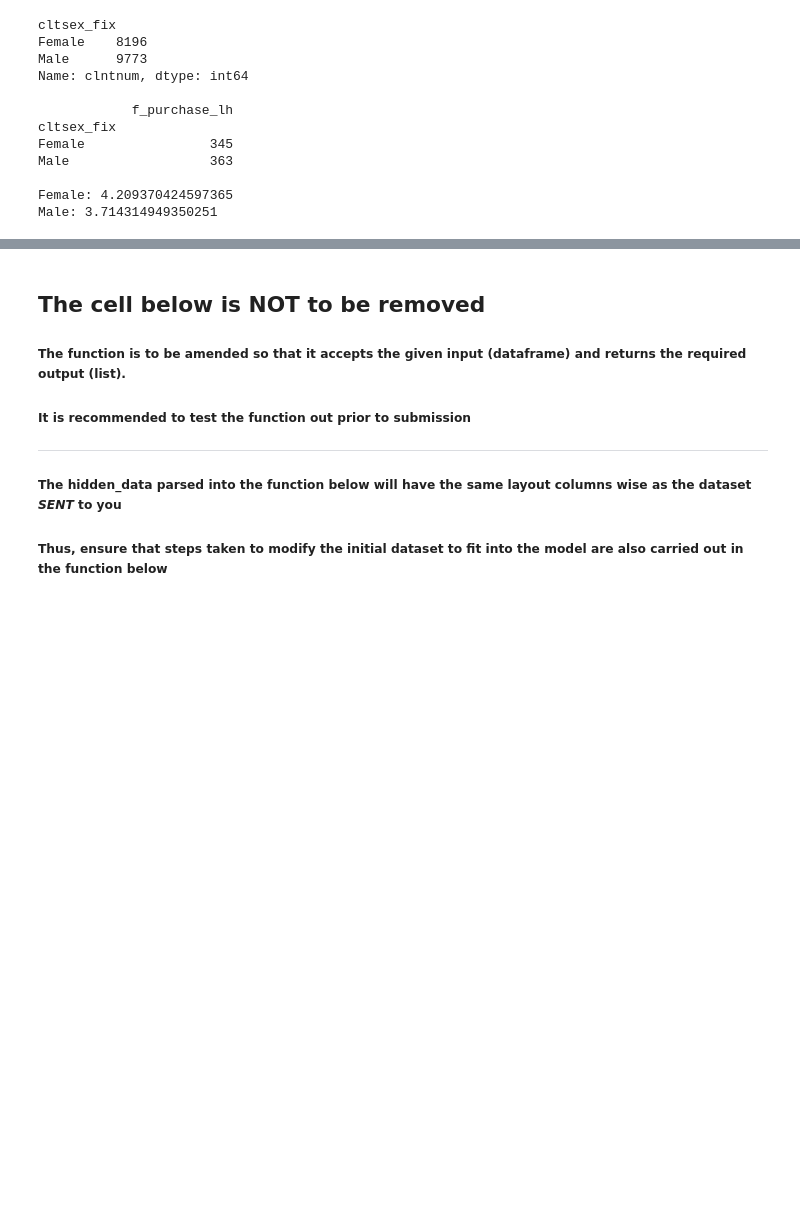
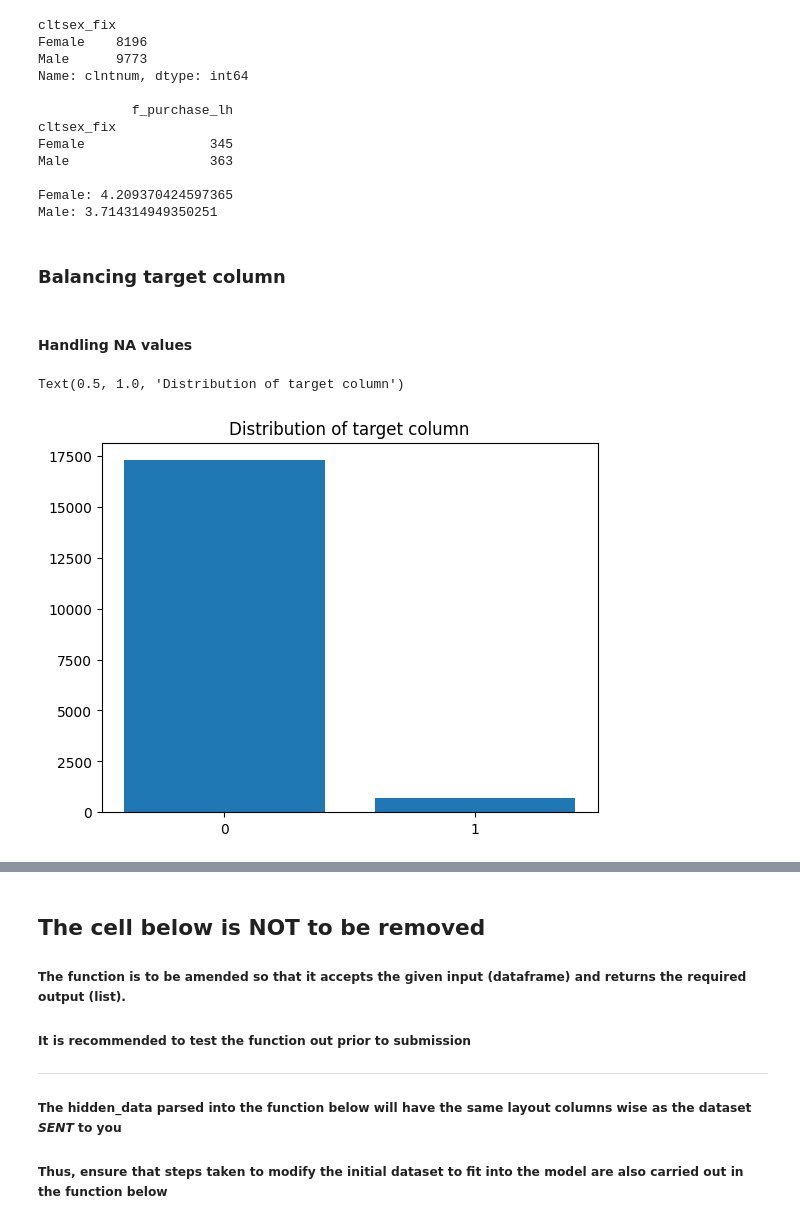
Before and after one commit to 61854/datathon_2024, a Jupyter notebook: NUS_DATATHON_SINGLIFE_NUS 188.ipynb, the cells around one changed output, grey strips where cells are left out. Drawn from its saved outputs; the diff is of its cells as text; code cells hidden in the pictures; blank space fills up the shorter version.

```diff
--- a/NUS_DATATHON_SINGLIFE_NUS 188.ipynb
+++ b/NUS_DATATHON_SINGLIFE_NUS 188.ipynb
@@ -316,3 +299,18 @@ Male                  363
 
 Female: 4.209370424597365
 Male: 3.714314949350251
+# %% [markdown]
+### Balancing target column
+# %% [markdown]
+#### Handling NA values
+# %%
+#check if dataset is imbalanced
+dropped_df["f_purchase_lh"] = dropped_df["f_purchase_lh"].fillna(0)
+
+plt.bar(x = ('0','1'),
+        height = ((dropped_df['f_purchase_lh']==0).sum(),
+                  (dropped_df['f_purchase_lh']==1).sum()))
+plt.title('Distribution of target column')
+# %% [output]
+Text(0.5, 1.0, 'Distribution of target column')
+[figure, added]
```
Also changed, not shown: parts of 9 cells of this notebook.
